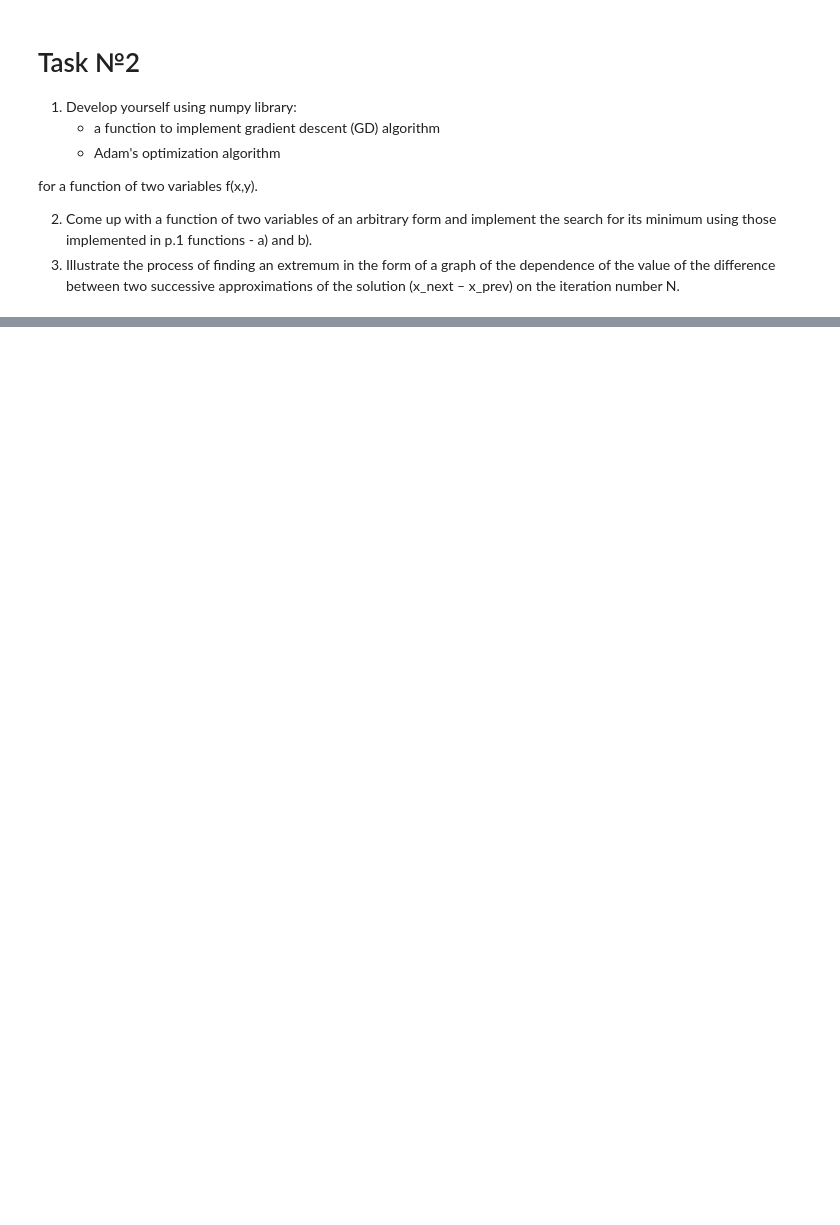
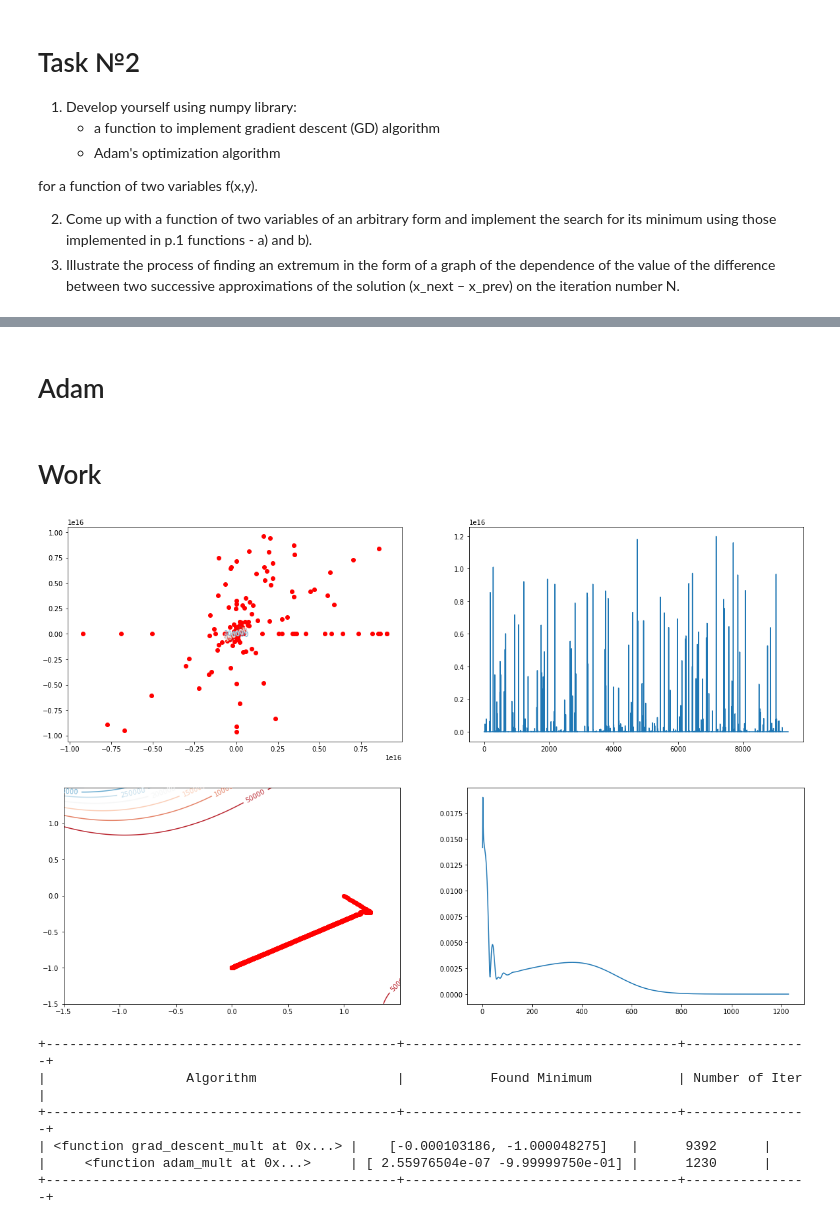
Before and after one commit to zer0deck/MLT, a Jupyter notebook: Lab_2/Lab_2.ipynb, the cells around one changed output, grey strips where cells are left out. Drawn from its saved outputs; the diff is of its cells as text; code cells hidden in the pictures; blank space fills up the shorter version.

```diff
--- a/Lab_2/Lab_2.ipynb
+++ b/Lab_2/Lab_2.ipynb
@@ -89,6 +16,0 @@ def gradient_descent(x, y, iterations = 1000, learning_rate = 0.0001,
-# %%
-# Excample data
-X = np.random.sample(20)
-X = X*100
-Y = np.random.sample(20)
-Y = Y*100
@@ -198,0 +118,12 @@ f([ 0.00018407 -0.00054858]) = 0.000000
+# %% [markdown]
+# Adam
+# %%
+# ADAM algorithm
+beta_1 = 0.9
+beta_2 = 0.999
+epsilon = 0.00000001
+
+def corr_val(value, coef, t):
+    corr_val_x = value[0]/(1-coef**t)
+    corr_val_y = value[1]/(1-coef**t)
+    return np.array([corr_val_x,corr_val_y])
@@ -198,0 +176,28 @@ f([ 0.00018407 -0.00054858]) = 0.000000
+# %% [markdown]
+# Work
+# %%
+table = PrettyTable()
+
+start_point = np.array([1, 0])
+run = {
+    grad_descent_mult: 0.0002,
+    adam_mult: 0.01
+}
+table.field_names = ['Algorithm', 'Found Minimum', 'Number of Iter']
+table.add_row(['real', '[0, -1]', 0])
+for key in run.keys():
+    final_point, num_iter, x_sequence, y_sequence, euc_distances = key(start_point, run[key], GP_vector)
+    table.add_row([str(key), final_point, num_iter])
+    contour_plot(GP_function, x_sequence, y_sequence, euc_distances)
+
+print(table)
+print_plots_func(GP_function)
+# %% [output]
+[figure, added]
+[figure, added]
++---------------------------------------------+-----------------------------------+----------------+
+|                  Algorithm                  |           Found Minimum           | Number of Iter |
++---------------------------------------------+-----------------------------------+----------------+
+| <function grad_descent_mult at 0x...> |    [-0.000103186, -1.000048275]   |      9392      |
+|     <function adam_mult at 0x...>     | [ 2.55976504e-07 -9.99999750e-01] |      1230      |
++---------------------------------------------+-----------------------------------+----------------+
```
Also changed, not shown: parts of 13 cells of this notebook, 1 other file.
